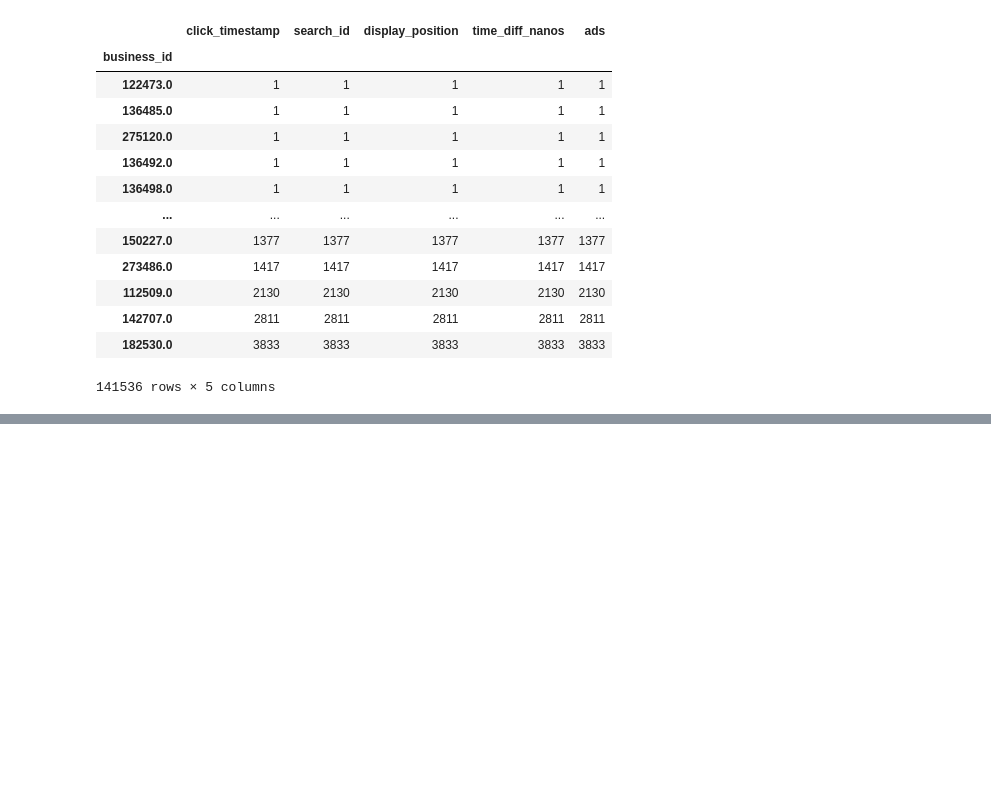
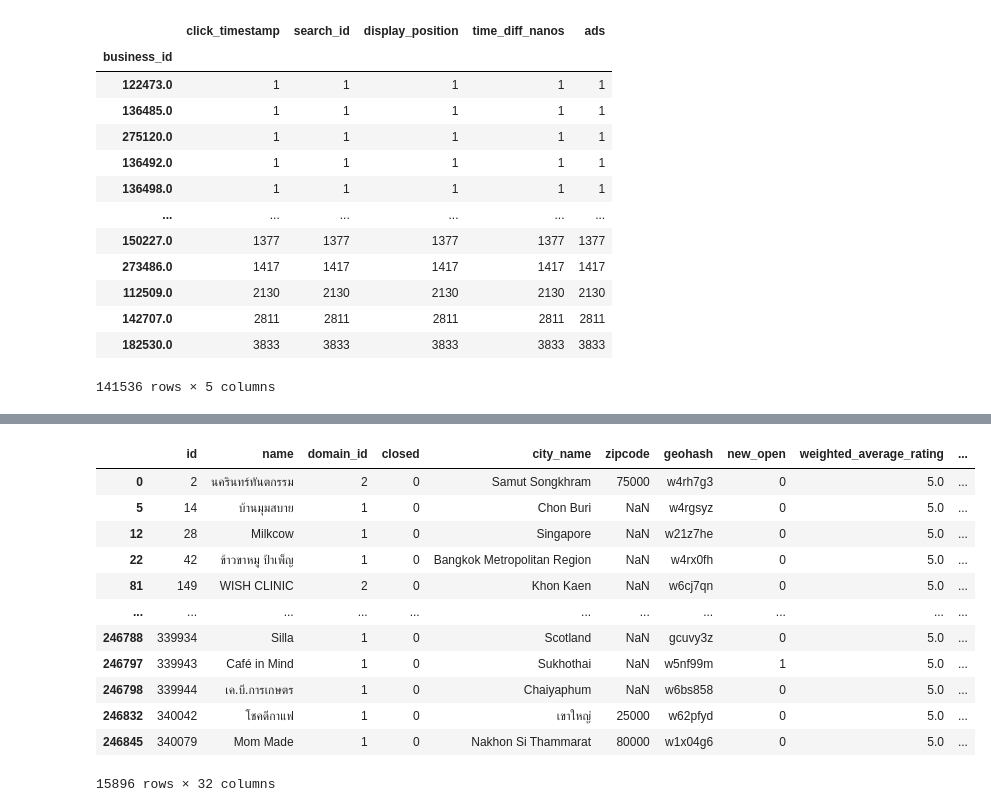
Before and after one commit to Vangolds/DPDM, a Jupyter notebook: Pandas_and_Data_Preprocessing_101.ipynb, the cells around one changed output, grey strips where cells are left out. Saved outputs shown, nothing was run; the diff lists cells and outputs as text; code cells hidden in the pictures; blank space fills up the shorter version.

```diff
--- a/Pandas_and_Data_Preprocessing_101.ipynb
+++ b/Pandas_and_Data_Preprocessing_101.ipynb
@@ -861,0 +886,16 @@ Quiz หาว่าร้านชื่ออะไรที่คนกดเ
+# %%
+w_restaurant1[w_restaurant1['weighted_average_rating']== 5]
+# %% [output]
+|  | id | name | domain_id | closed | city_name | zipcode | geohash | new_open | weighted_average_rating | ... |
+| 0 | 2 | นครินทร์ทันตกรรม | 2 | 0 | Samut Songkhram | 75000 | w4rh7g3 | 0 | 5.0 | ... |
+| 5 | 14 | บ้านมุมสบาย | 1 | 0 | Chon Buri | NaN | w4rgsyz | 0 | 5.0 | ... |
+| 12 | 28 | Milkcow | 1 | 0 | Singapore | NaN | w21z7he | 0 | 5.0 | ... |
+| 22 | 42 | ข้าวขาหมู ป้าเพ็ญ | 1 | 0 | Bangkok Metropolitan Region | NaN | w4rx0fh | 0 | 5.0 | ... |
+| 81 | 149 | WISH CLINIC | 2 | 0 | Khon Kaen | NaN | w6cj7qn | 0 | 5.0 | ... |
+| ... | ... | ... | ... | ... | ... | ... | ... | ... | ... | ... |
+| 246788 | 339934 | Silla | 1 | 0 | Scotland | NaN | gcuvy3z | 0 | 5.0 | ... |
+| 246797 | 339943 | Café in Mind | 1 | 0 | Sukhothai | NaN | w5nf99m | 1 | 5.0 | ... |
+| 246798 | 339944 | เค.บี.การเกษตร | 1 | 0 | Chaiyaphum | NaN | w6bs858 | 0 | 5.0 | ... |
+| 246832 | 340042 | โชคดีกาแฟ | 1 | 0 | เขาใหญ่ | 25000 | w62pfyd | 0 | 5.0 | ... |
+| 246845 | 340079 | Mom Made | 1 | 0 | Nakhon Si Thammarat | 80000 | w1x04g6 | 0 | 5.0 | ... |
+15896 rows × 32 columns
```
Also changed, not shown: parts of 12 cells of this notebook.
